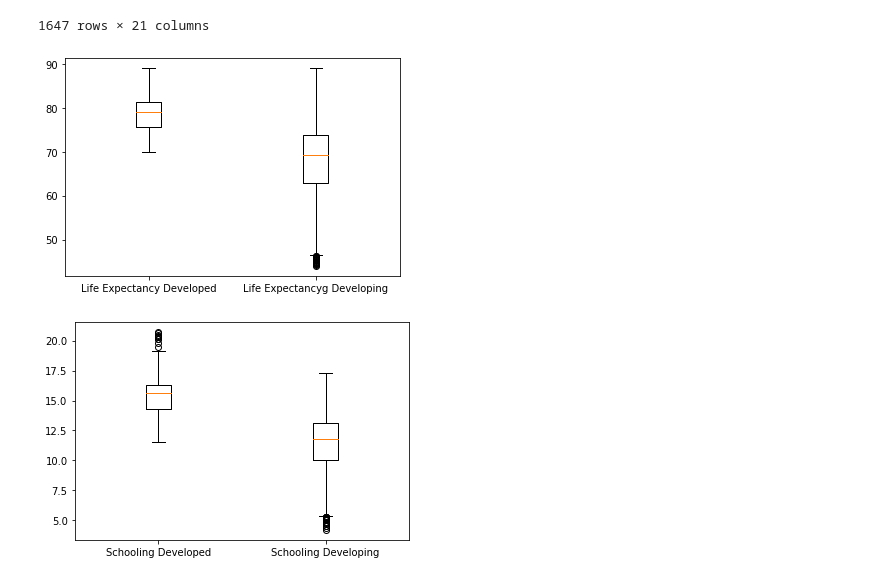
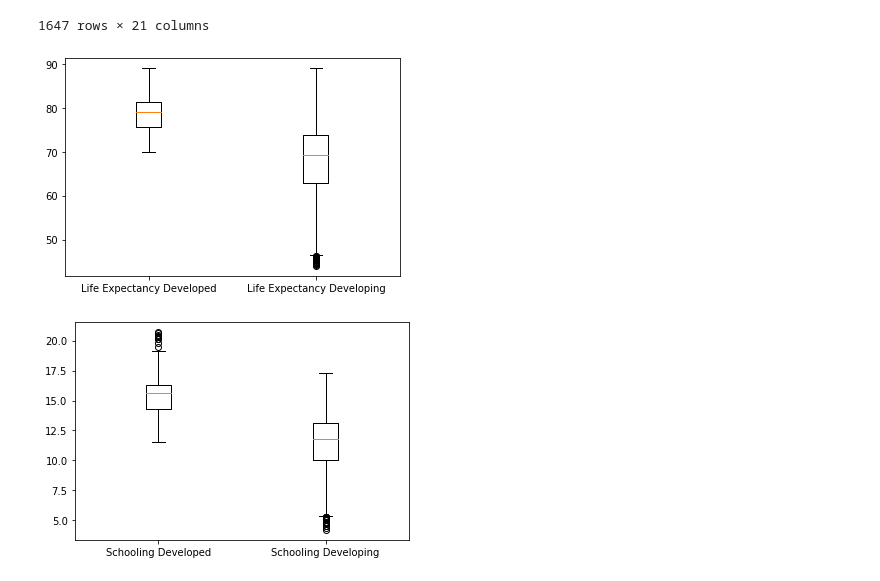
Before and after one commit to DarleneKo/life-expectancy-rates, a Jupyter notebook: master_data_cleaning_exploration.ipynb, the cells around one changed output. Drawn from its saved outputs; the diff is of its cells as text; code cells hidden in the pictures.

```diff
--- a/master_data_cleaning_exploration.ipynb
+++ b/master_data_cleaning_exploration.ipynb
@@ -907,16 +907,16 @@ status_df
 # %%
 # Gather data for Life Expectancy
 developed_life_expectancy = developed['Life Expectancy']
 developing_life_expectancy = developing['Life Expectancy']
 
 
 # Boxplots for Developed and Developing Countries
 fig1, ax1 = plt.subplots()
 ax1.boxplot([developed_life_expectancy, developing_life_expectancy])
-plt.xticks([1, 2], ['Life Expectancy Developed', 'Life Expectancyg Developing'])
+plt.xticks([1, 2], ['Life Expectancy Developed', 'Life Expectancy Developing'])
 plt.show()
 # %% [output]
-[figure, old version]
+[figure, new version]
 # %%
 # Gather data for Social Factor
 developed_schooling = developed['Schooling']
```
Also changed, not shown: parts of 1 cell of this notebook, 18 other files.
